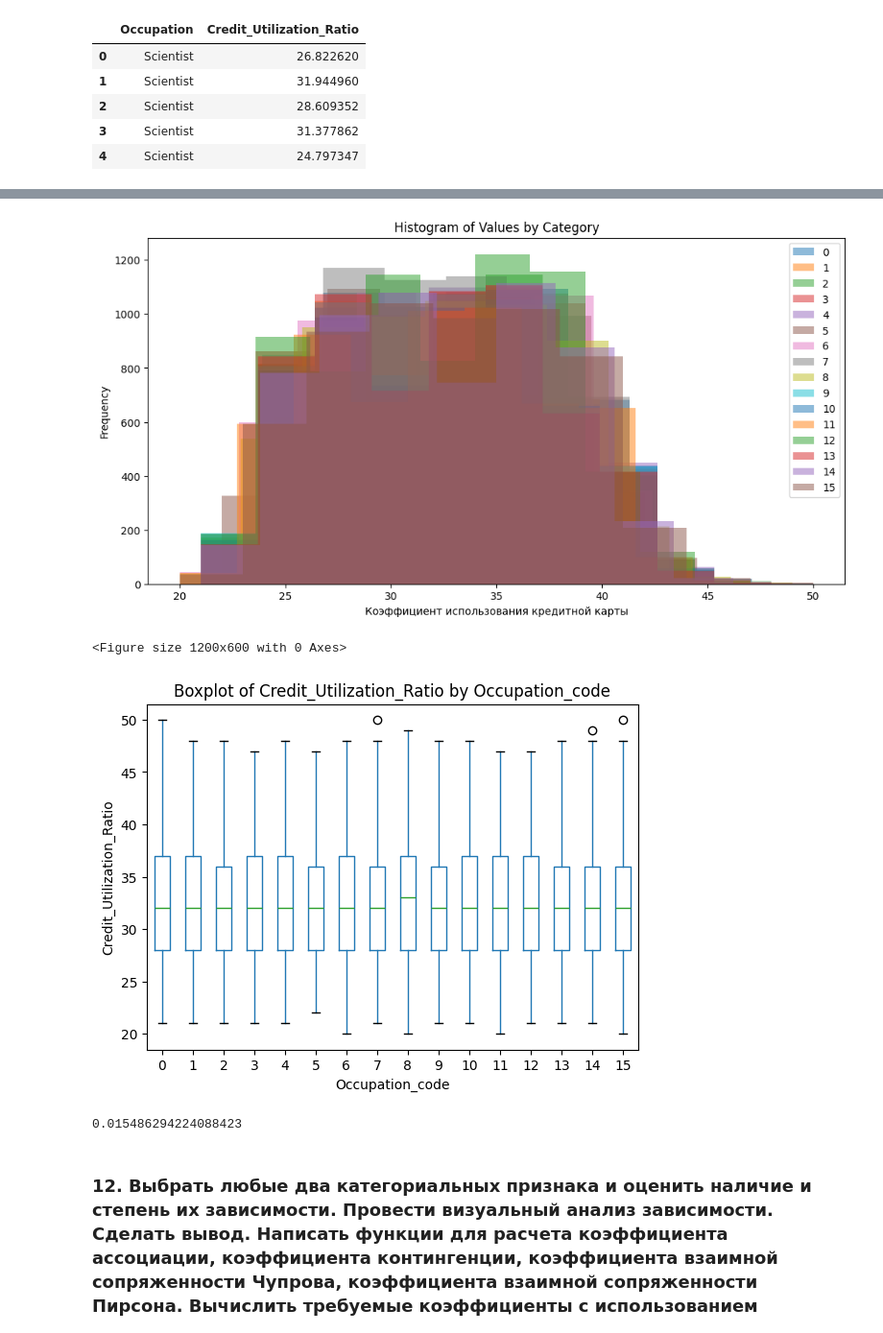
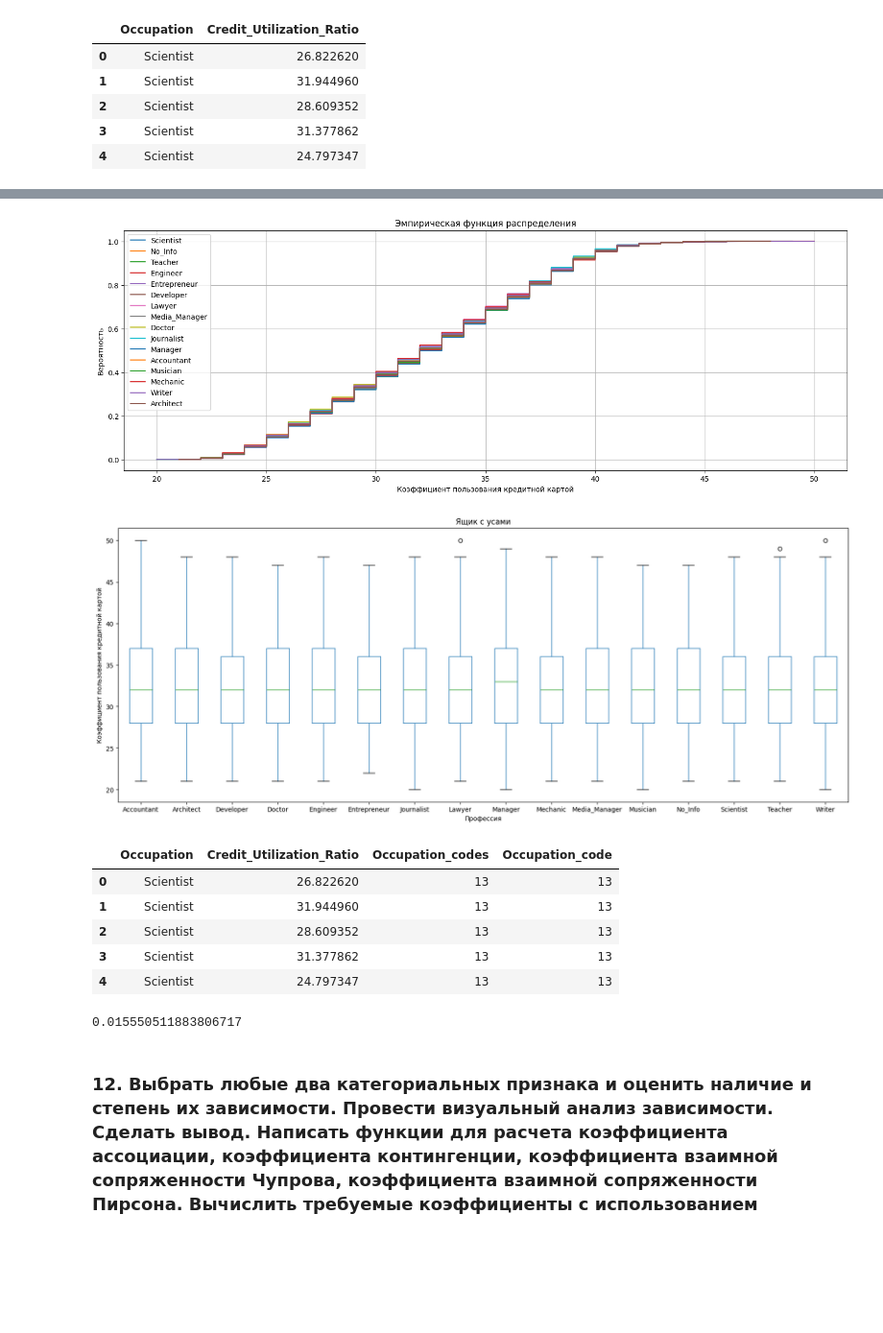
Before and after one commit to Ghukii/TMP-4sem-, a Jupyter notebook: Задание_6/Задание_6_13.ipynb, the cells around one changed output, grey strips where cells are left out. Shown at 96% size. Cells and saved outputs as stored; diff of their text form; code cells hidden in the pictures; blank space fills up the shorter version.

```diff
--- a/Задание_6/Задание_6_13.ipynb
+++ b/Задание_6/Задание_6_13.ipynb
@@ -525,2 +516,0 @@ df['Type_of_Loan'].unique().tolist()
-# %%
-df['Type_of_Loan_split'] = df['Type_of_Loan'].str.replace(', and ', ', ').str.split(', ')
@@ -1004,6 +882,3 @@ tmp.head()
 | 2 | Scientist | 28.609352 |
 | 3 | Scientist | 31.377862 |
 | 4 | Scientist | 24.797347 |
-# %%
-tmp = tmp.astype({'Occupation' : 'category', 'Credit_Utilization_Ratio' : np.float64})
-tmp
@@ -1024,3 +884,0 @@ tmp
-# %%
-tmp['Credit_Utilization_Ratio']= np.round(tmp['Credit_Utilization_Ratio'], decimals=0)
-tmp.tail(10)
@@ -1055,3 +884,0 @@ Length: 96124, dtype: int8
-# %%
-tmp['Occupation_code'] = codes
-tmp.head(15)
@@ -1132,23 +946,31 @@ plt.show()
 # %%
-plt.figure(figsize=(12, 6))
-tmp.groupby('Occupation_code')['Credit_Utilization_Ratio'].plot(kind='hist', alpha=0.5, legend=True)
-plt.title('Histogram of Values by Category')
-plt.xlabel('Коэффициент использования кредитной карты')
-plt.ylabel('Frequency')
-plt.show()
+from statsmodels.distributions.empirical_distribution import ECDF
+
+tmp_ecdf = list()
+
+for i in occupations:
+    tmp_ecdf.append(ECDF(tmp['Credit_Utilization_Ratio'][tmp['Occupation'] == i]))
-# %% [output]
-[figure, removed]
+# %%
+plt.figure(figsize=(18, 6))
+for i in tmp_ecdf:
+    plt.step(i.x, i.y)
+plt.title('Эмпирическая функция распределения')
+plt.ylabel('Вероятность')
+plt.xlabel('Коэффициент пользования кредитной картой')
+plt.legend(tmp['Occupation'].unique())
+plt.grid()
+plt.show()
+# %% [output]
+[figure, added]
 # %%
-plt.figure(figsize=(12, 6))
-tmp.boxplot(column='Credit_Utilization_Ratio', by='Occupation_code', grid=False)
-plt.title('Boxplot of Credit_Utilization_Ratio by Occupation_code')
-plt.suptitle('')  # Убираем стандартный заголовок, который добавляется методом boxplot
-plt.xlabel('Occupation_code')
-plt.ylabel('Credit_Utilization_Ratio')
+tmp.boxplot(column='Credit_Utilization_Ratio', by='Occupation', grid=False, figsize=(20, 8))
+plt.title('Ящик c усами')
+plt.suptitle('')
+plt.xlabel('Профессия')
+plt.ylabel('Коэффициент пользования кредитной картой')
 plt.show()
 # %% [output]
-<Figure size 1200x600 with 0 Axes>
-[figure, old version]
+[figure, new version]
 # %%
 def correlation_ratio(categories, measurements):
     fcat, _ = pd.factorize(categories)
@@ -1167,10 +989,21 @@ def correlation_ratio(categories, measurements):
     eta = np.sqrt(numerator / denominator)
 
     return eta
-
-print(correlation_ratio(credit, codes))
-# %% [output]
-0.015486294224088423
+# %%
+tmp['Occupation'] = tmp['Occupation'].astype('category')
+tmp['Occupation_code'] = tmp['Occupation'].cat.codes
+tmp.head()
+# %% [output]
+|  | Occupation | Credit_Utilization_Ratio | Occupation_codes | Occupation_code |
+| 0 | Scientist | 26.822620 | 13 | 13 |
+| 1 | Scientist | 31.944960 | 13 | 13 |
+| 2 | Scientist | 28.609352 | 13 | 13 |
+| 3 | Scientist | 31.377862 | 13 | 13 |
+| 4 | Scientist | 24.797347 | 13 | 13 |
+# %%
+print(correlation_ratio(tmp['Occupation_code'], tmp['Credit_Utilization_Ratio']))
+# %% [output]
+0.015550511883806717
 # %% [markdown]
 ### 12. Выбрать любые два категориальных признака и оценить наличие и степень их зависимости. Провести визуальный анализ зависимости. Сделать вывод. Написать функции для расчета коэффициента ассоциации, коэффициента контингенции, коэффициента взаимной сопряженности Чупрова, коэффициента взаимной сопряженности Пирсона. Вычислить требуемые коэффициенты с использованием написанных функций. Сделать вывод.
 
```
Also changed, not shown: parts of 28 cells of this notebook.
